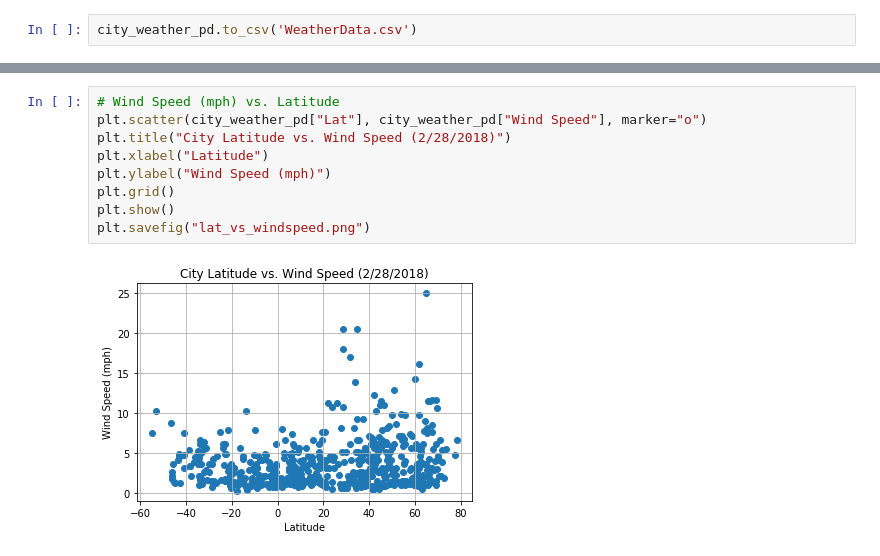
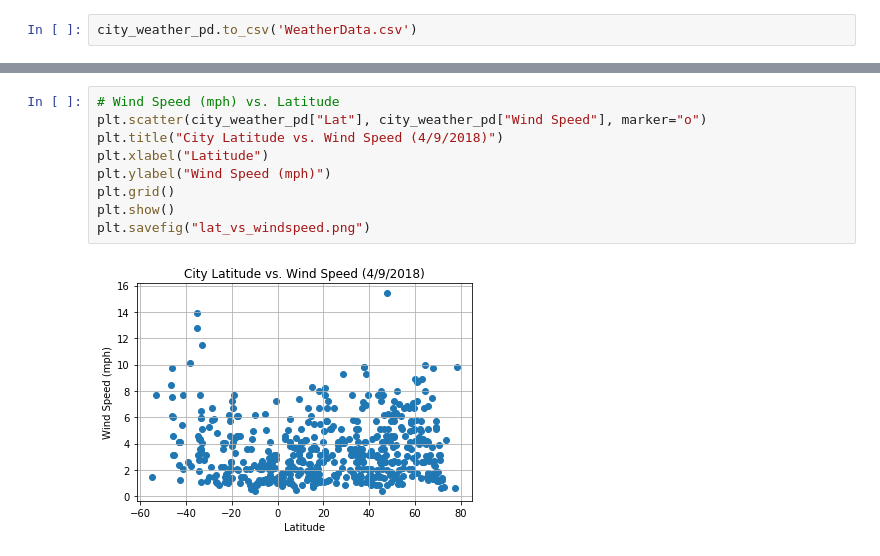
Before and after one commit to jelizalo/DataScienceHW, a Jupyter notebook: WeatherPy/WeatherPy.ipynb, the cells around one changed output, grey strips where cells are left out. Drawn from its saved outputs; the diff is of its cells as text.

```diff
--- a/WeatherPy/WeatherPy.ipynb
+++ b/WeatherPy/WeatherPy.ipynb
@@ -147,11 +147,11 @@ plt.savefig("lat_vs_cloudiness.png")
 # %%
 # Wind Speed (mph) vs. Latitude
 plt.scatter(city_weather_pd["Lat"], city_weather_pd["Wind Speed"], marker="o")
-plt.title("City Latitude vs. Wind Speed (2/28/2018)")
+plt.title("City Latitude vs. Wind Speed (4/9/2018)")
 plt.xlabel("Latitude")
 plt.ylabel("Wind Speed (mph)")
 plt.grid()
 plt.show()
 plt.savefig("lat_vs_windspeed.png")
 # %% [output]
-[figure, old version]
+[figure, new version]
```
Also changed, not shown: parts of 5 cells of this notebook, 19 other files.
